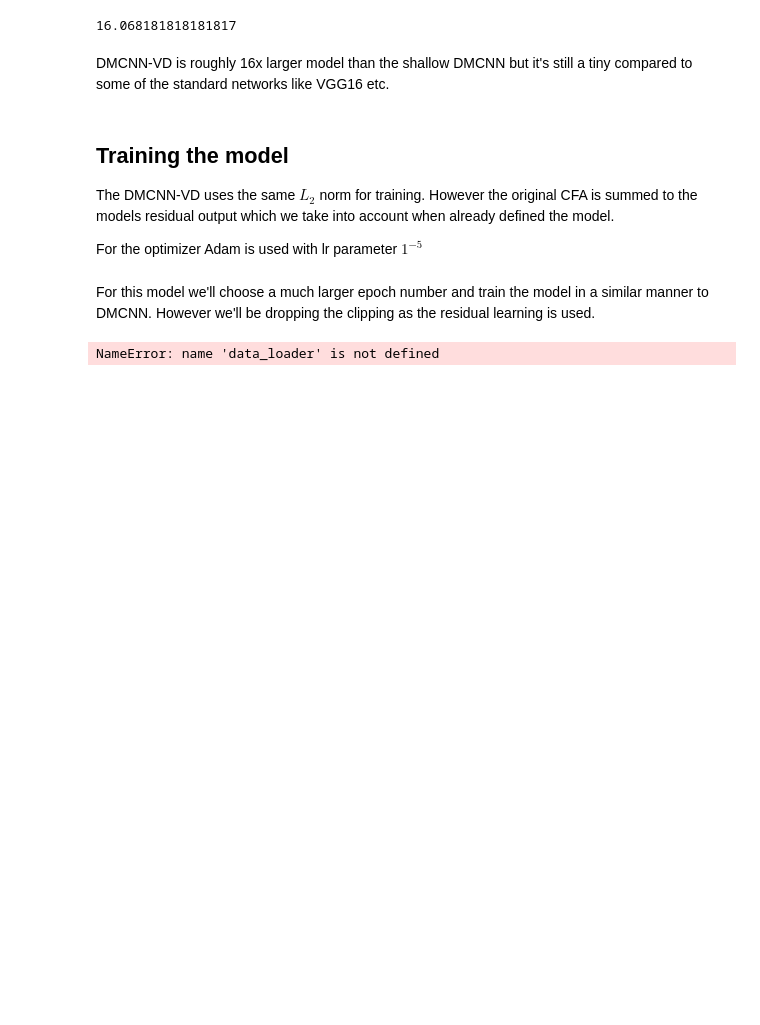
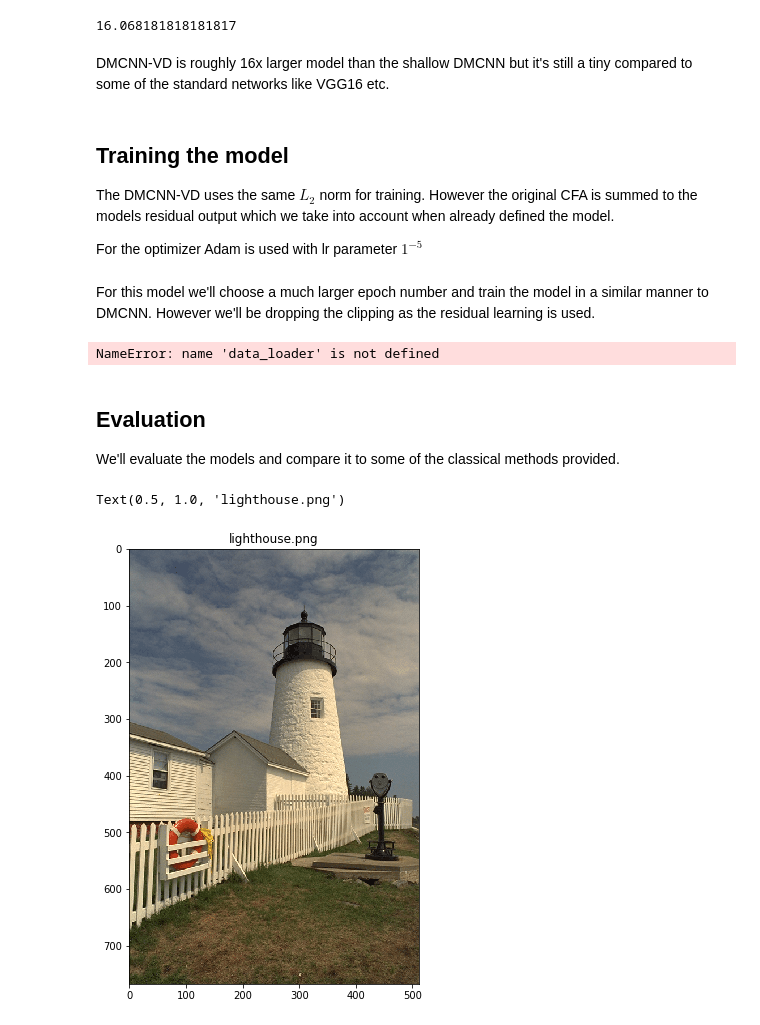
Before and after one commit to EemeliSaari/dmcnn-vd, a Jupyter notebook: reproducing_study.ipynb, the cells around one changed output. Cells and saved outputs as stored; diff of their text form; code cells hidden in the pictures; blank space fills up the shorter version.

Commit message:
Added evaluation steps

```diff
--- a/reproducing_study.ipynb
+++ b/reproducing_study.ipynb
@@ -324,3 +328,7 @@ for epoch in range(n_epochs):
     plt.show()
 # %% [output]
 NameError: name 'data_loader' is not defined
+# %% [markdown]
+## Evaluation
+
+We'll evaluate the models and compare it to some of the classical methods provided.
@@ -326,0 +337,9 @@ NameError: name 'data_loader' is not defined
+# %%
+lighthouse = cv2.cvtColor(cv2.imread('data/lighthouse.png'), cv2.COLOR_BGR2RGB)
+# %%
+plt.figure(figsize=(10,8))
+plt.imshow(lighthouse)
+plt.title('lighthouse.png')
+# %% [output]
+Text(0.5, 1.0, 'lighthouse.png')
+[figure, added]
```
Also changed, not shown: parts of 8 cells of this notebook.
